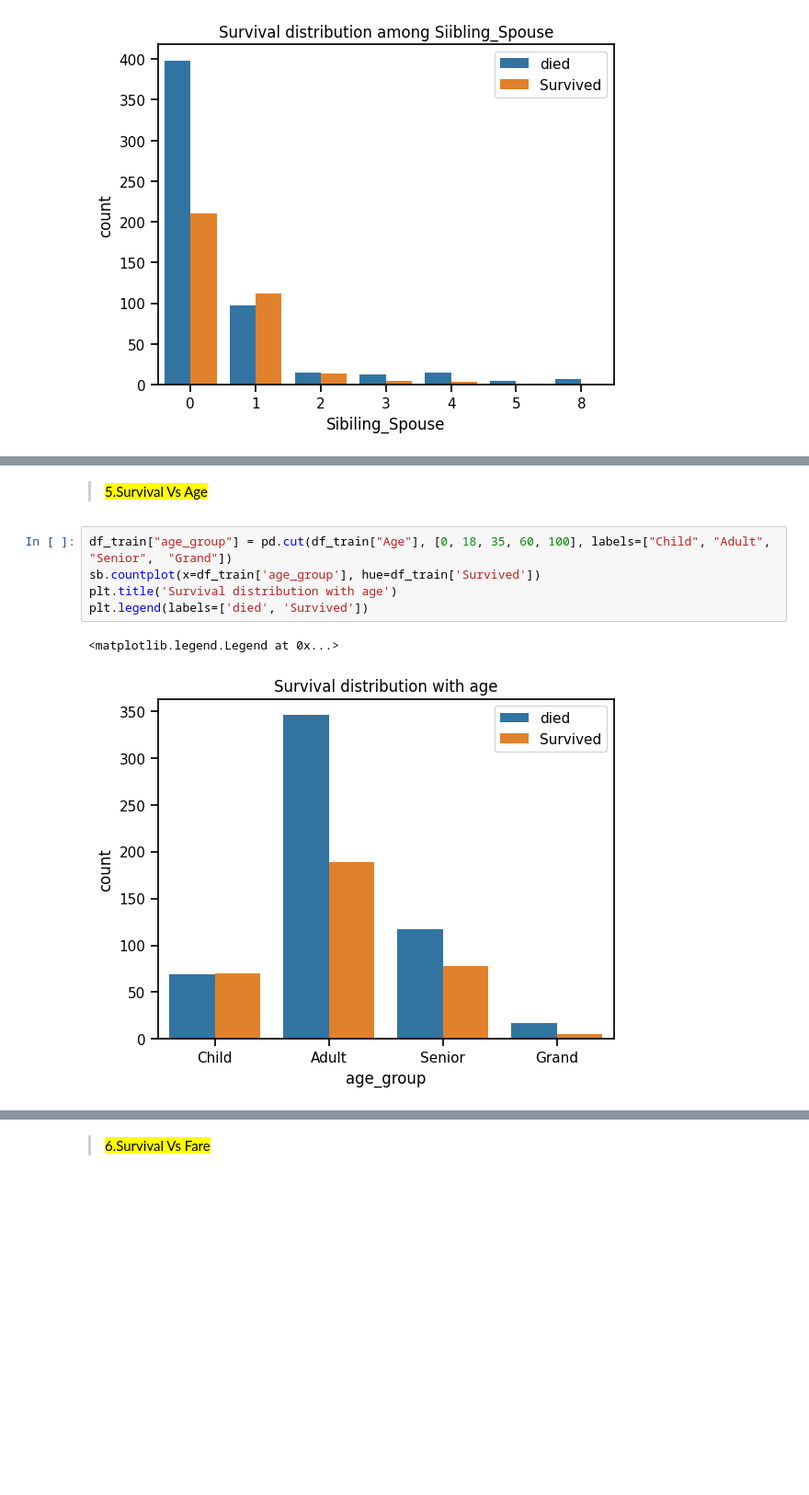
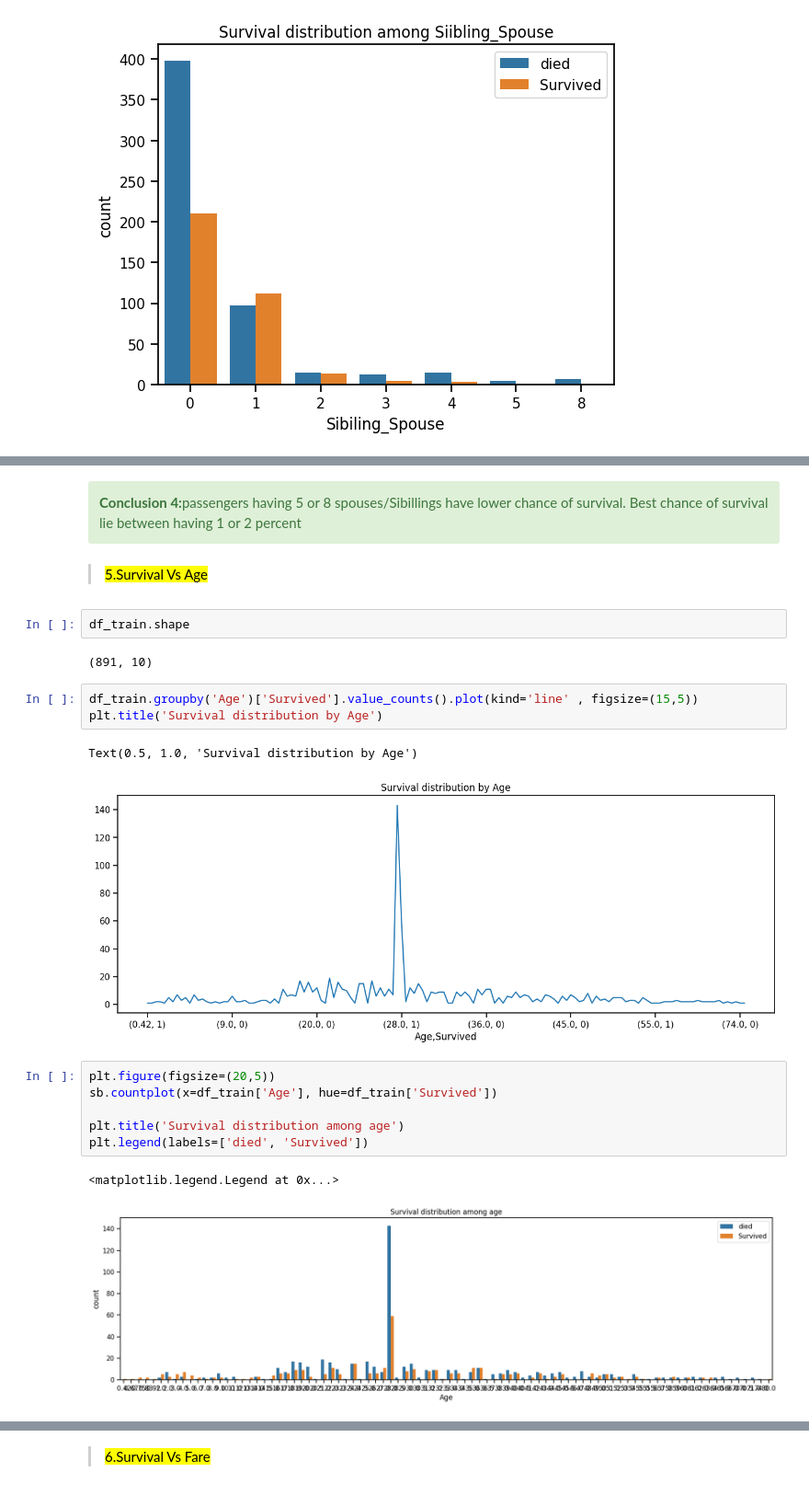
Before and after one commit to mtheggi/Titanic-Survival-Prediction, a Jupyter notebook: Titanic_Survival_Prediction.ipynb, the cells around one changed output, grey strips where cells are left out. Shown: that part at 92% size. Cells and saved outputs as stored; diff of their text form; blank space fills up the shorter version.

```diff
--- a/Titanic_Survival_Prediction.ipynb
+++ b/Titanic_Survival_Prediction.ipynb
@@ -359,10 +366,24 @@ Name: Survived, dtype: float64
+# %% [markdown]
+<div class="alert alert-block alert-success">
+<b>Conclusion 4:</b>passengers having 5 or 8 spouses/Sibillings have lower chance of survival. Best chance of survival lie between having 1 or 2 percent</div>
 # %% [markdown]
 ><mark>5.Survival Vs Age</mark>
+# %%
+df_train.shape
+# %% [output]
+(891, 10)
+# %%
+df_train.groupby('Age')['Survived'].value_counts().plot(kind='line' , figsize=(15,5))
+plt.title('Survival distribution by Age')
+# %% [output]
+Text(0.5, 1.0, 'Survival distribution by Age')
+[figure, added]
 # %%
-df_train["age_group"] = pd.cut(df_train["Age"], [0, 18, 35, 60, 100], labels=["Child", "Adult", "Senior",  "Grand"])
-sb.countplot(x=df_train['age_group'], hue=df_train['Survived'])
-plt.title('Survival distribution with age')
+plt.figure(figsize=(20,5))
+sb.countplot(x=df_train['Age'], hue=df_train['Survived'])
+
+plt.title('Survival distribution among age')
 plt.legend(labels=['died', 'Survived'])
 # %% [output]
 <matplotlib.legend.Legend at 0x...>
-[figure, old version]
+[figure, new version]
```
Also changed, not shown: parts of 18 cells of this notebook.
